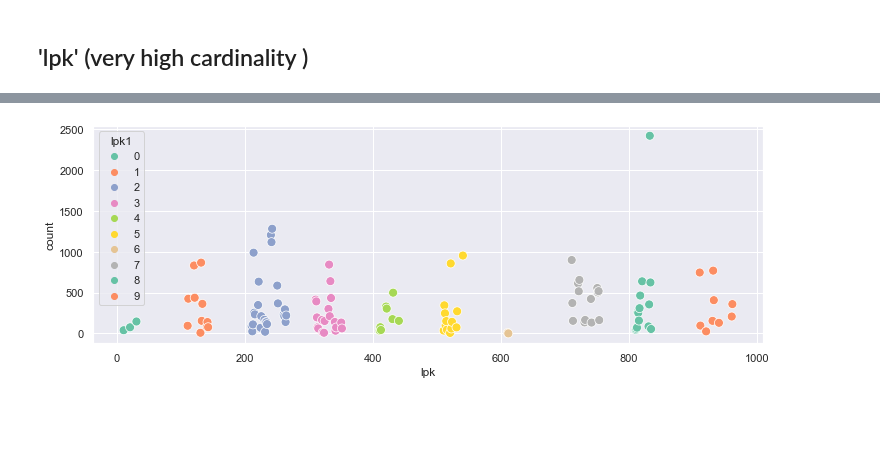
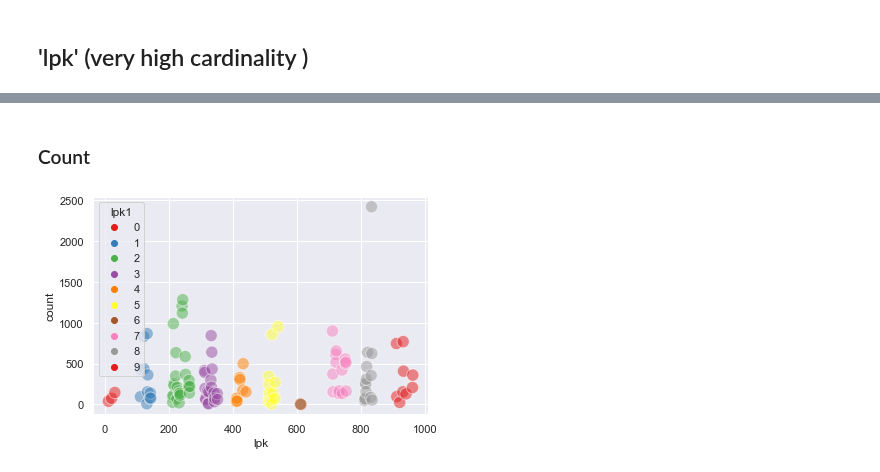
Before and after one commit to EdvinasStonevicius/LT-national-salary-analysis, a Jupyter notebook: python/Feature_engineering.ipynb, the cells around one changed output, grey strips where cells are left out. Drawn from its saved outputs; the diff is of its cells as text; code cells hidden in the pictures; blank space fills up the shorter version.

```diff
--- a/python/Feature_engineering.ipynb
+++ b/python/Feature_engineering.ipynb
@@ -7,4 +6,6 @@ sns.set_theme(rc={"figure.figsize":(12, 4)})
 from statsmodels.stats.multicomp import pairwise_tukeyhsd
+# %%
+sns.set_theme()
 # %%
 data = pd.read_csv('../Data/SQLout_employees.csv')
 # %%
@@ -169,6 +170,7 @@ Name: nace, dtype: int64
 ## 'lpk' (very high cardinality )
 # %%
 data2018ft['lpk1'] = data2018ft['lpk'] // 100
+data2018ft['lpk2'] = data2018ft['lpk'] // 10
 data2018ft
 # %% [output]
 |  | nace | esize_class | gender | age_class | lpk | education | hourly_rate | esize_class_nc | ... |
@@ -187,4 +189,4 @@ data2018ft
 # %%
-lpk_mean = data2018ft.groupby(['lpk1', 'lpk'])['hourly_rate'].agg(['mean', 'count']).reset_index()
-lpk_mean
+lpk_agg = data2018ft.groupby(['lpk1', 'lpk2', 'lpk'])['hourly_rate'].agg(['mean', 'count', 'std']).reset_index()
+lpk_agg
 # %% [output]
@@ -204,4 +227,8 @@ lpk_mean
+# %%
+sns.set_theme(rc={"figure.figsize":(6, 4)})
+# %% [markdown]
+### Count
 # %%
-sns.scatterplot(data=lpk_mean, x='lpk', y='count', hue='lpk1', s=80, palette='Set2');
+sns.scatterplot(data=lpk_agg, x='lpk', y='count', hue='lpk1', s=150, alpha=0.5,palette='Set1');
 # %% [output]
-[figure, old version]
+[figure, new version]
```
Also changed, not shown: parts of 19 cells of this notebook.
